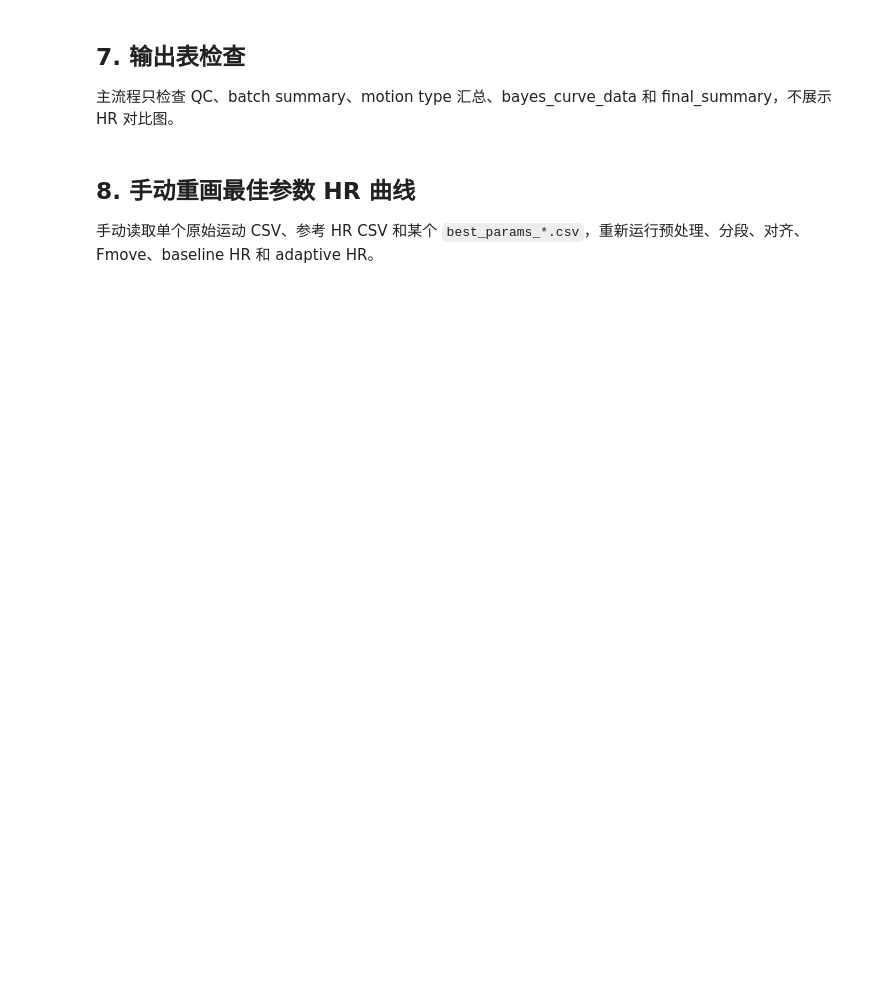
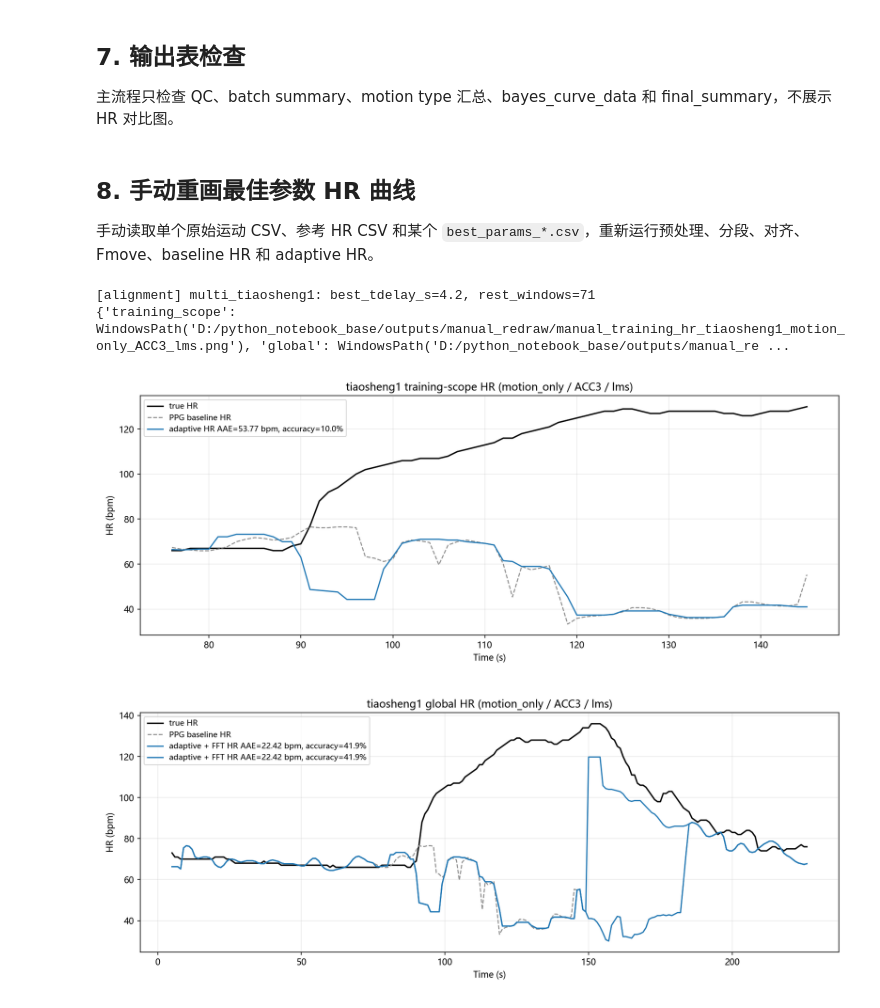
Before and after one commit to Scp-918/python_notebook_base3, a Jupyter notebook: notebooks/run_batch_adaptive_protocol.ipynb, the cells around one changed output. Cells and saved outputs as stored; diff of their text form; code cells hidden in the pictures; blank space fills up the shorter version.

```diff
--- a/notebooks/run_batch_adaptive_protocol.ipynb
+++ b/notebooks/run_batch_adaptive_protocol.ipynb
@@ -340,29 +358,34 @@ else:
 
 手动读取单个原始运动 CSV、参考 HR CSV 和某个 `best_params_*.csv`，重新运行预处理、分段、对齐、Fmove、baseline HR 和 adaptive HR。
 # %%
-RUN_MANUAL_REDRAW = False
+RUN_MANUAL_REDRAW = True
 
-SENSOR_CSV_PATH = TESTDATA_DIR / "multi_wanju1.csv"
-REF_CSV_PATH = TESTDATA_DIR / "multi_wanju1_ref.csv"
+SENSOR_CSV_PATH = TESTDATA_DIR / "multi_tiaosheng1.csv"
+REF_CSV_PATH = TESTDATA_DIR / "multi_tiaosheng1_ref.csv"
 TARGET_SCOPE = "motion_only"
 CASCADE_SCHEME = "ACC3"
 ADAPTIVE_FILTER = "lms"
-BEST_PARAM_CSV_PATH = OUTPUT_ROOT / "example_run" / "motion_types" / "wanju" / "best_params_lms.csv"
+BEST_PARAM_CSV_PATH = "D:/python_notebook_base/outputs/motion_only-motion_recovery-motion_post10__ACC3-HF2-CF2-HF2_CF2-CF2_HF2-ACC3_HF2-HF2_ACC3__lms-volterra-rff_lms__accuracy__split__run01/motion_types/tiaosheng/best_params_lms.csv"
 OUTPUT_DIR = OUTPUT_ROOT / "manual_redraw"
 
 if RUN_MANUAL_REDRAW:
     manual_paths = redraw_best_param_hr_curves(
         sensor_csv_path=SENSOR_CSV_PATH,
         ref_csv_path=REF_CSV_PATH,
         target_scope=TARGET_SCOPE,
         cascade_scheme=CASCADE_SCHEME,
         adaptive_filter=ADAPTIVE_FILTER,
         best_param_csv_path=BEST_PARAM_CSV_PATH,
         output_dir=OUTPUT_DIR,
         fs_origin=FS_ORIGIN,
     )
     print(manual_paths)
     for image_path in manual_paths.values():
         display(Image(filename=str(image_path)))
 else:
     print("RUN_MANUAL_REDRAW=False。设置好 BEST_PARAM_CSV_PATH 后改为 True 即可重画 HR 曲线。")
+# %% [output]
+[alignment] multi_tiaosheng1: best_tdelay_s=4.2, rest_windows=71
+{'training_scope': WindowsPath('D:/python_notebook_base/outputs/manual_redraw/manual_training_hr_tiaosheng1_motion_only_ACC3_lms.png'), 'global': WindowsPath('D:/python_notebook_base/outputs/manual_re ...
+[figure, added]
+[figure, added]
```
Also changed, not shown: parts of 1 cell of this notebook, 2 other files.
